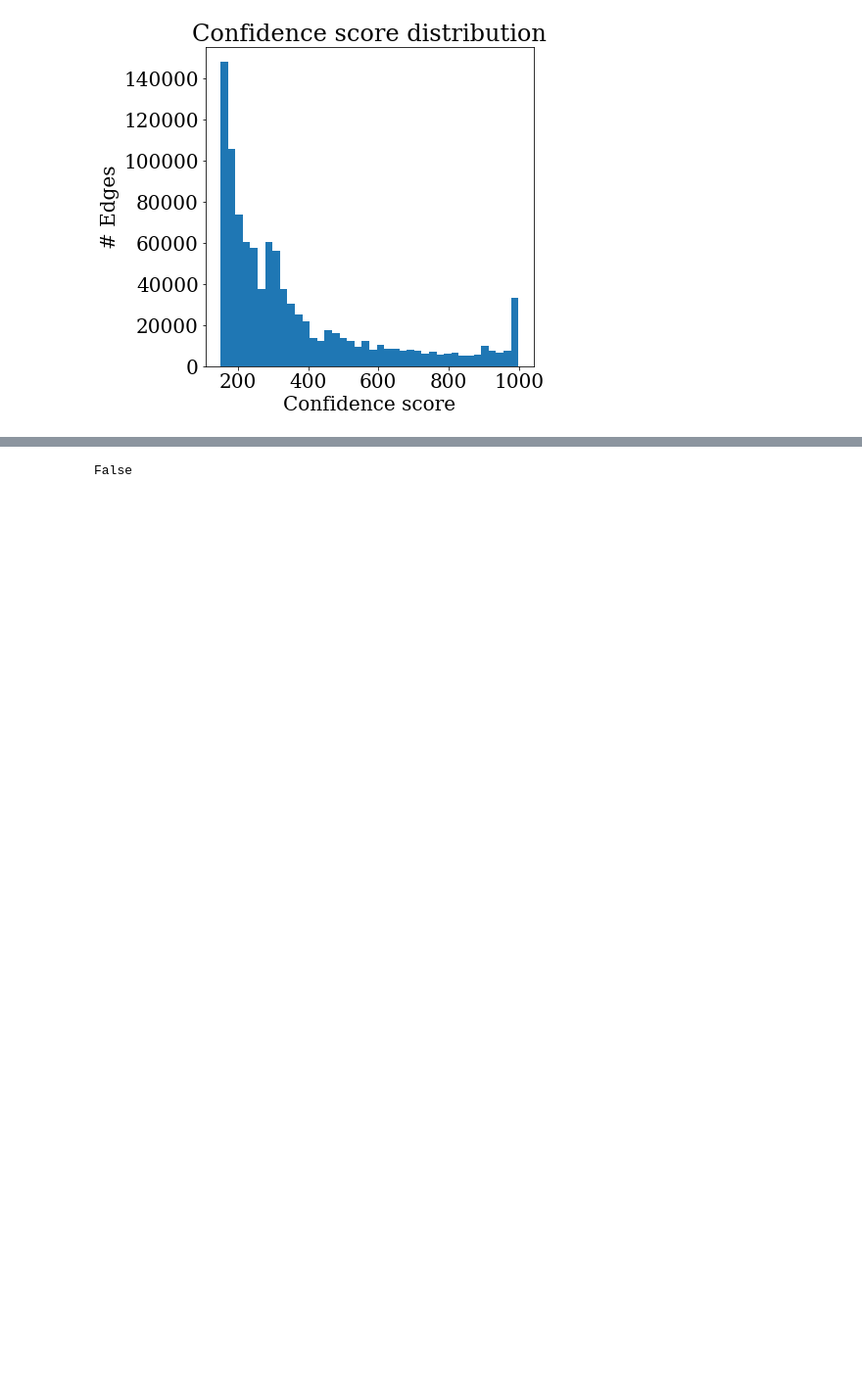
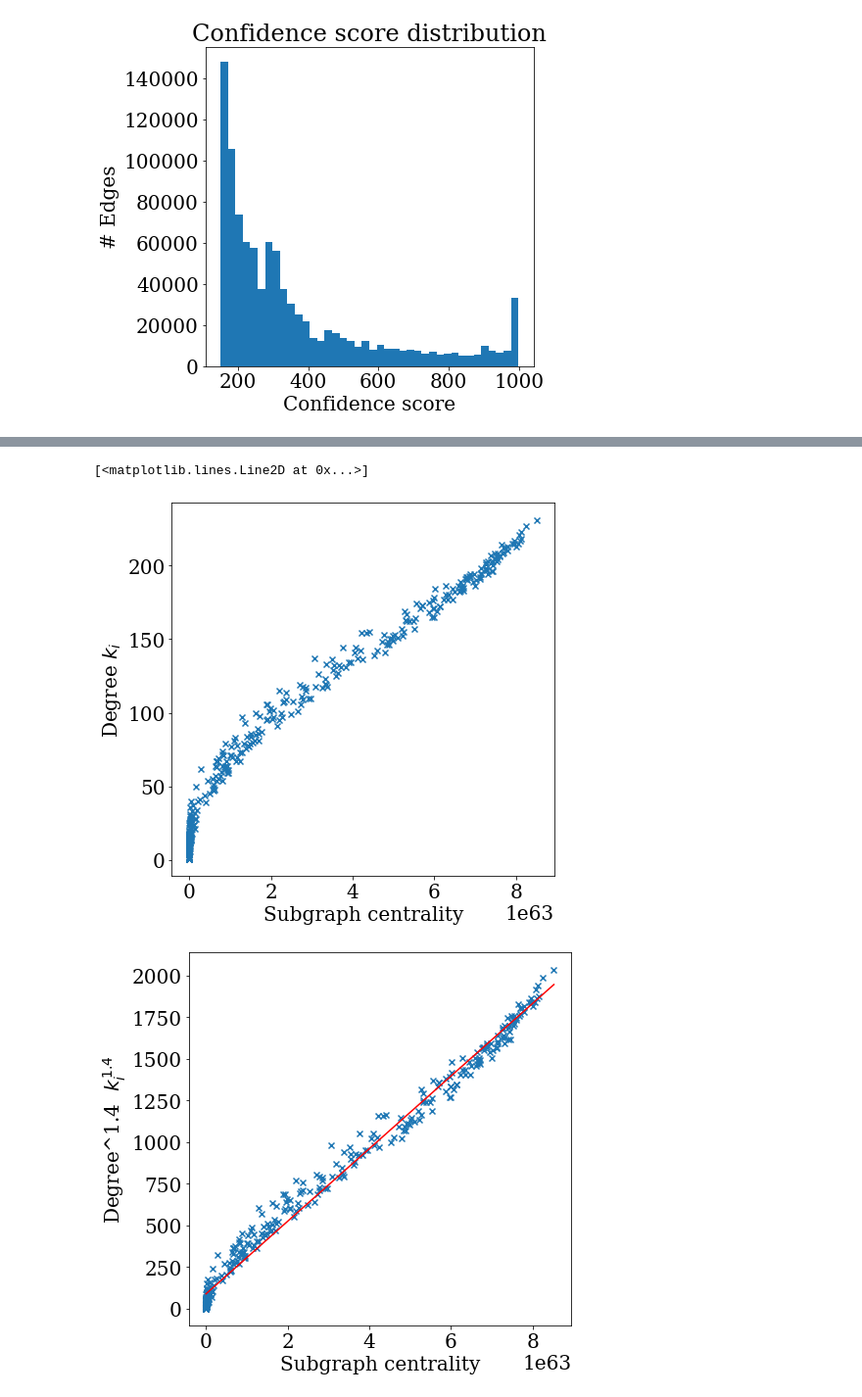
Before and after one commit to xdimos/Group-D-3888-Project, a Jupyter notebook: Protein Local Processing.ipynb, the cells around one changed output, grey strips where cells are left out. Shown at 98% size. Cells and saved outputs as stored; diff of their text form; code cells hidden in the pictures; blank space fills up the shorter version.

```diff
--- a/Protein Local Processing.ipynb
+++ b/Protein Local Processing.ipynb
@@ -171,3 +201,24 @@ Distances range from  0 to 3
 # %%
+"""Some plots and structural analysis of this community"""
+
+sg_central_vals = list(subgraph_centrality_dict.values())
+degree_vals = list(degree_dict.values())
+
+deg_power=1.4;
+degree_vals_squ = [d**deg_power for d in degree_vals]
+
+plt.figure(figsize=(7,7))
+plt.scatter(sg_central_vals,degree_vals, marker="x")
+plt.xlabel("Subgraph centrality")
+plt.ylabel("Degree $k_i$")
+
+plt.figure(figsize=(7,7))
+plt.scatter(sg_central_vals,degree_vals_squ, marker="x")
+plt.xlabel("Subgraph centrality")
+plt.ylabel("Degree^"+str(deg_power)+"  $k_i^{"+str(deg_power)+"}$")
+plt.plot(np.unique(sg_central_vals),
+         np.poly1d(np.polyfit(sg_central_vals, degree_vals_squ, 1))(np.unique(sg_central_vals)),color="r")
 # %% [output]
-False
+[<matplotlib.lines.Line2D at 0x...>]
+[figure, added]
+[figure, added]
```
Also changed, not shown: parts of 2 cells of this notebook, 2 other files.
